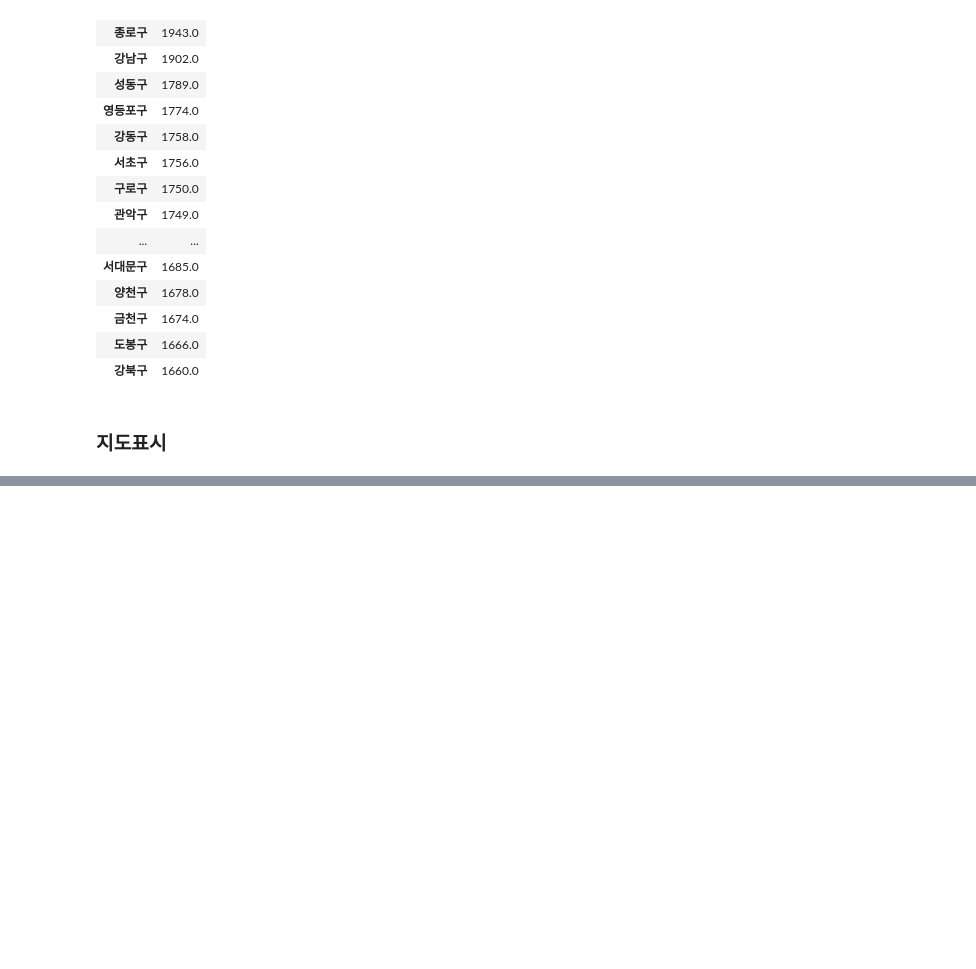
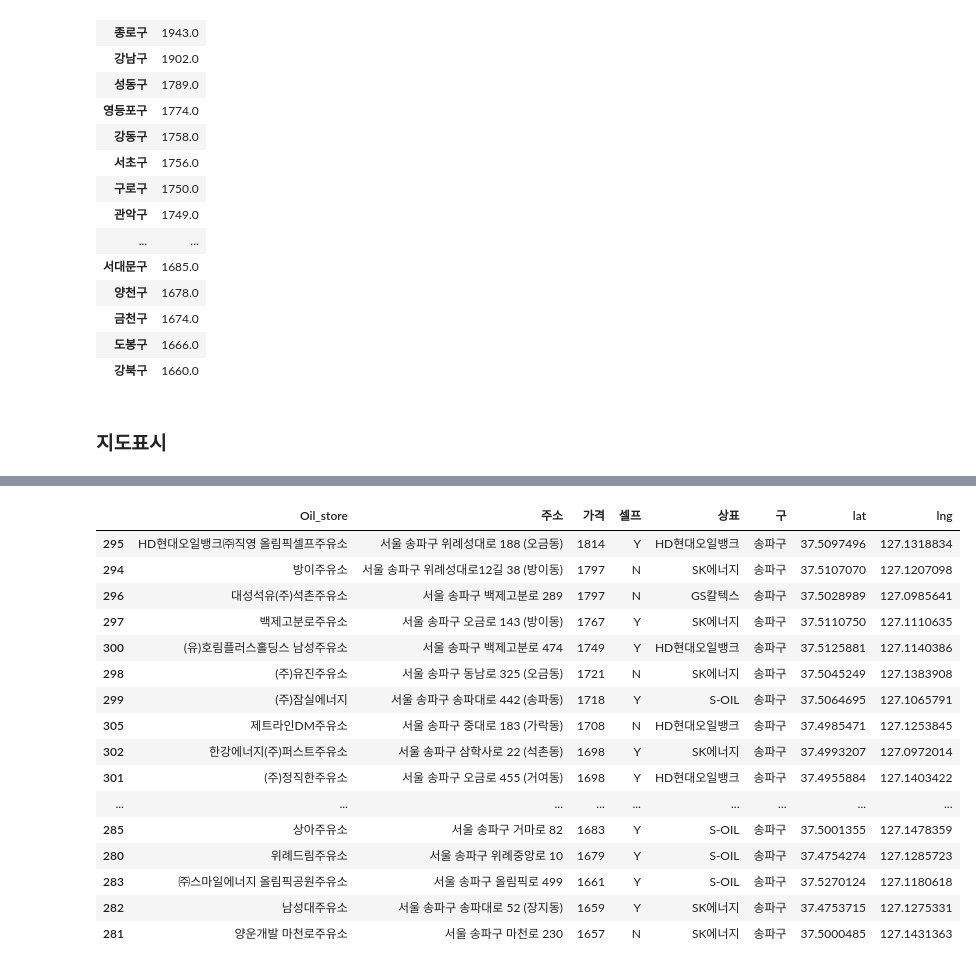
Before and after one commit to Hgracefield/dataAnalysis, a Jupyter notebook: Note/14.서울시유가정보분석.ipynb, the cells around one changed output, grey strips where cells are left out. Saved outputs shown, nothing was run; the diff lists cells and outputs as text; code cells hidden in the pictures; blank space fills up the shorter version.

```diff
--- a/Note/14.서울시유가정보분석.ipynb
+++ b/Note/14.서울시유가정보분석.ipynb
@@ -453,0 +561,2 @@ map
+# %%
+stations.loc[stations.lat == 100,['lat','lng']] = [37.5800151,127.0510496]
@@ -453,0 +666,24 @@ map
+# %%
+stations_sp = stations[stations.구 == '송파구']
+stations_sp.sort_values(
+    by = '가격',
+    ascending=False
+)
+# %% [output]
+|  | Oil_store | 주소 | 가격 | 셀프 | 상표 | 구 | lat | lng |
+| 295 | HD현대오일뱅크㈜직영 올림픽셀프주유소 | 서울 송파구 위례성대로 188 (오금동) | 1814 | Y | HD현대오일뱅크 | 송파구 | 37.5097496 | 127.1318834 |
+| 294 | 방이주유소 | 서울 송파구 위례성대로12길 38 (방이동) | 1797 | N | SK에너지 | 송파구 | 37.5107070 | 127.1207098 |
+| 296 | 대성석유(주)석촌주유소 | 서울 송파구 백제고분로 289 | 1797 | N | GS칼텍스 | 송파구 | 37.5028989 | 127.0985641 |
+| 297 | 백제고분로주유소 | 서울 송파구 오금로 143 (방이동) | 1767 | Y | SK에너지 | 송파구 | 37.5110750 | 127.1110635 |
+| 300 | (유)호림플러스홀딩스 남성주유소 | 서울 송파구 백제고분로 474 | 1749 | Y | HD현대오일뱅크 | 송파구 | 37.5125881 | 127.1140386 |
+| 298 | (주)유진주유소 | 서울 송파구 동남로 325 (오금동) | 1721 | N | SK에너지 | 송파구 | 37.5045249 | 127.1383908 |
+| 299 | (주)잠실에너지 | 서울 송파구 송파대로 442 (송파동) | 1718 | Y | S-OIL | 송파구 | 37.5064695 | 127.1065791 |
+| 305 | 제트라인DM주유소 | 서울 송파구 중대로 183 (가락동) | 1708 | N | HD현대오일뱅크 | 송파구 | 37.4985471 | 127.1253845 |
+| 302 | 한강에너지(주)퍼스트주유소 | 서울 송파구 삼학사로 22 (석촌동) | 1698 | Y | SK에너지 | 송파구 | 37.4993207 | 127.0972014 |
+| 301 | (주)정직한주유소 | 서울 송파구 오금로 455 (거여동) | 1698 | Y | HD현대오일뱅크 | 송파구 | 37.4955884 | 127.1403422 |
+| ... | ... | ... | ... | ... | ... | ... | ... | ... |
+| 285 | 상아주유소 | 서울 송파구 거마로 82 | 1683 | Y | S-OIL | 송파구 | 37.5001355 | 127.1478359 |
+| 280 | 위례드림주유소 | 서울 송파구 위례중앙로 10 | 1679 | Y | S-OIL | 송파구 | 37.4754274 | 127.1285723 |
+| 283 | ㈜스마일에너지 올림픽공원주유소 | 서울 송파구 올림픽로 499 | 1661 | Y | S-OIL | 송파구 | 37.5270124 | 127.1180618 |
+| 282 | 남성대주유소 | 서울 송파구 송파대로 52 (장지동) | 1659 | Y | SK에너지 | 송파구 | 37.4753715 | 127.1275331 |
+| 281 | 양운개발 마천로주유소 | 서울 송파구 마천로 230 | 1657 | N | SK에너지 | 송파구 | 37.5000485 | 127.1431363 |
```
Also changed, not shown: parts of 16 cells of this notebook, 5 other files.
